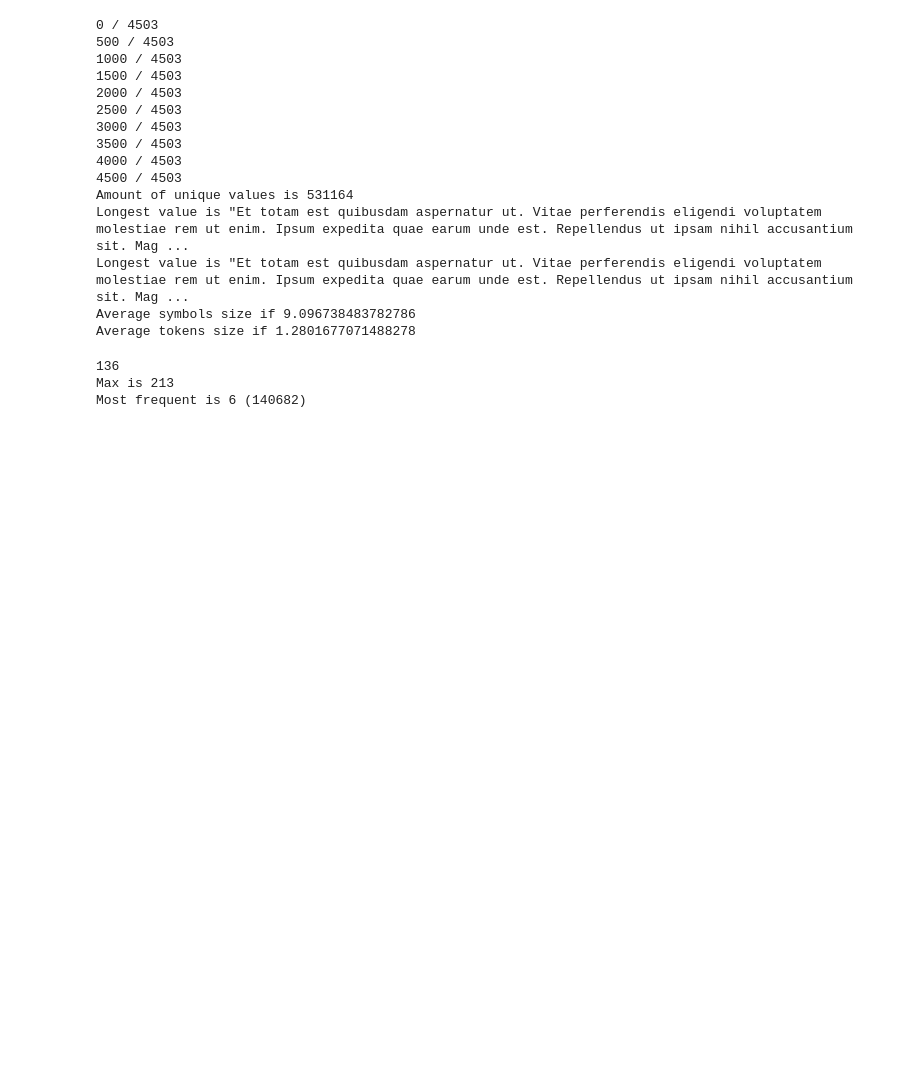
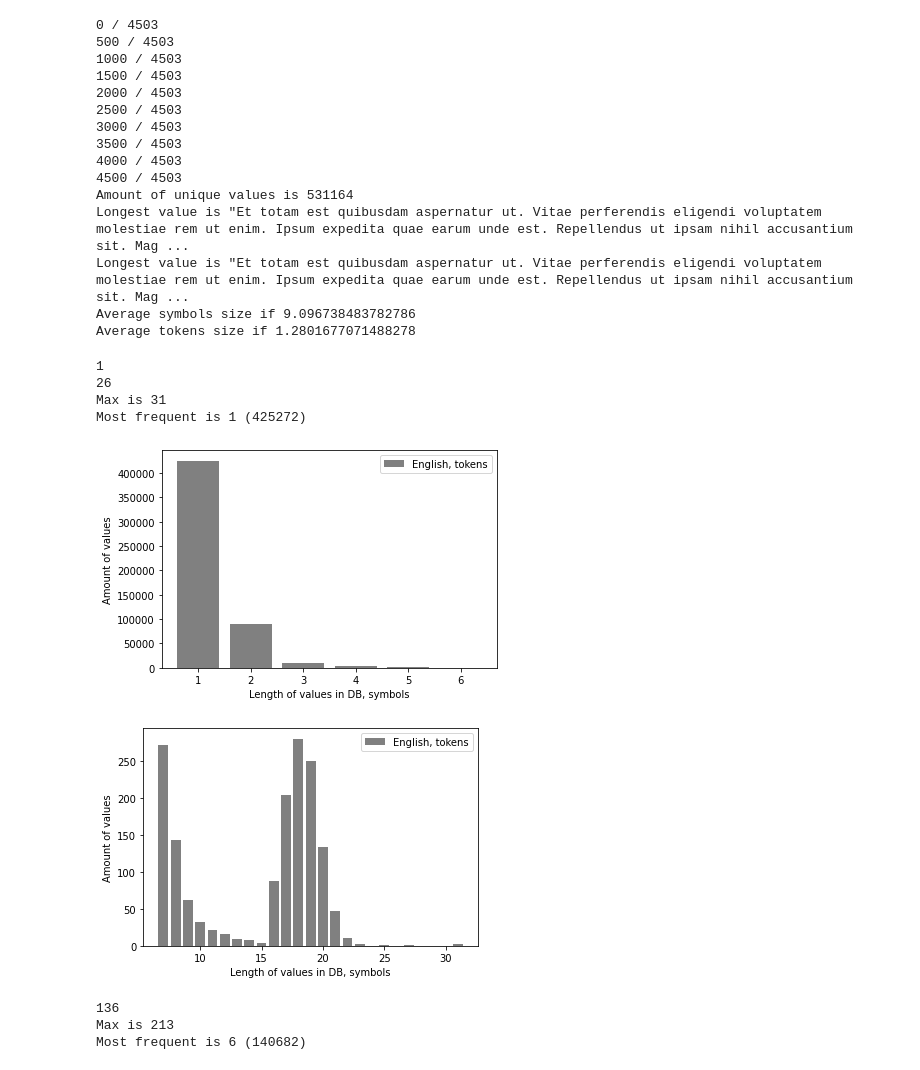
Before and after one commit to dmi3eva/araneae, a Jupyter notebook: notebooks/entities_sizes.ipynb, the cells around one changed output. Cells and saved outputs as stored; diff of their text form; code cells hidden in the pictures; blank space fills up the shorter version.

```diff
--- a/notebooks/entities_sizes.ipynb
+++ b/notebooks/entities_sizes.ipynb
@@ -28,6 +28,39 @@ Longest value is "Et totam est quibusdam aspernatur ut. Vitae perferendis eligen
 Longest value is "Et totam est quibusdam aspernatur ut. Vitae perferendis eligendi voluptatem molestiae rem ut enim. Ipsum expedita quae earum unde est. Repellendus ut ipsam nihil accusantium sit. Mag ...
 Average symbols size if 9.096738483782786
 Average tokens size if 1.2801677071488278
+# %%
+x_values = en_tokens_sizes.get_x()
+y_values = en_tokens_sizes.get_y()
+
+print(x_values[0])
+
+print(len(x_values))
+
+print(f"Max is {x_values[-1]}")
+print(f"Most frequent is {x_values[y_values.index(max(y_values))]} ({max(y_values)})")
+
+left = 0
+right = 6
+plt.bar(x_values[left:right], y_values[left:right], label=f'English, tokens', color="grey", width=0.8)
+plt.legend(loc='upper right')
+plt.xlabel("Length of values in DB, symbols")
+plt.ylabel("Amount of values")
+plt.show()
+
+left = 6
+right = len(x_values)
+plt.bar(x_values[left:right], y_values[left:right], label=f'English, tokens', color="grey", width=0.8)
+plt.legend(loc='upper right')
+plt.xlabel("Length of values in DB, symbols")
+plt.ylabel("Amount of values")
+plt.show()
+# %% [output]
+1
+26
+Max is 31
+Most frequent is 1 (425272)
+[figure, added]
+[figure, added]
 # %%
 x_values = en_symbols_sizes.get_x()
 y_values = en_symbols_sizes.get_y()
```
Also changed, not shown: parts of 8 cells of this notebook.
